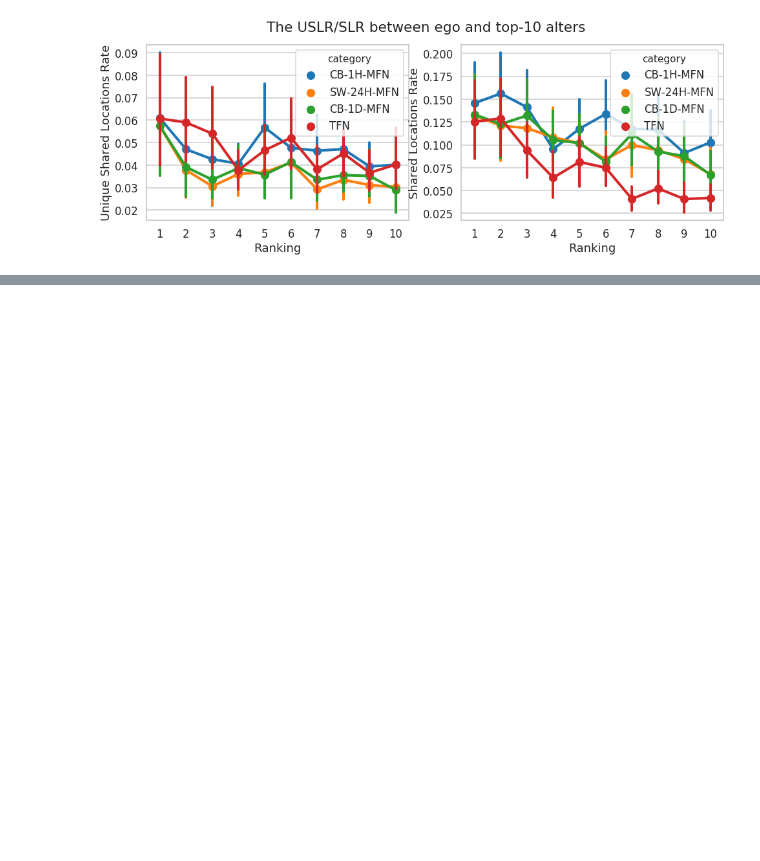
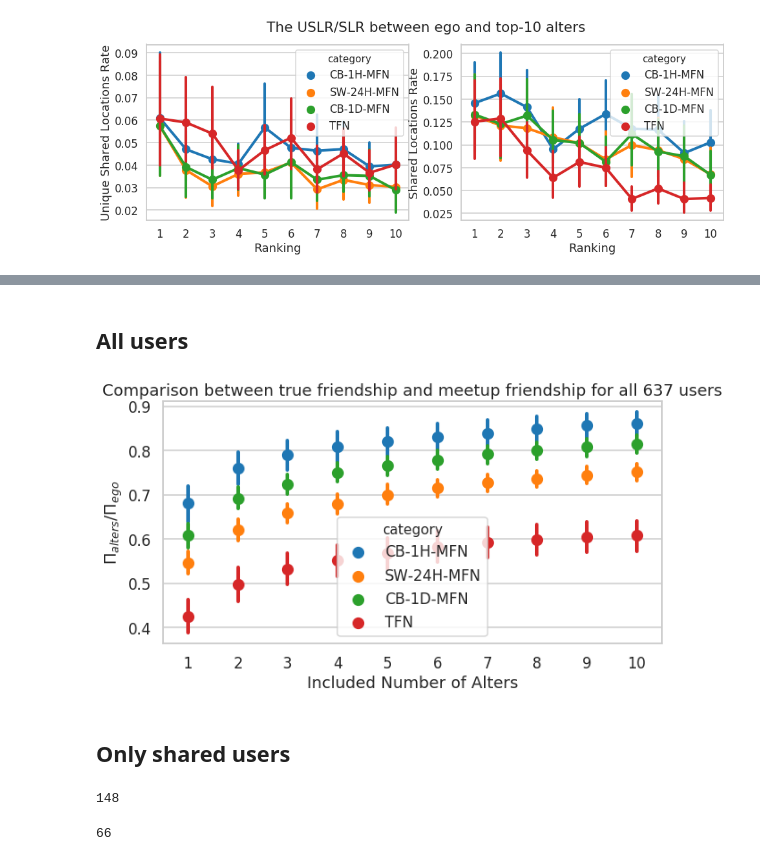
Before and after one commit to Magica-Chen/social-predictability, a Jupyter notebook: Ranking-Based-BK-VS.ipynb, the cells around one changed output, grey strips where cells are left out. Cells and saved outputs as stored; diff of their text form; code cells hidden in the pictures; blank space fills up the shorter version.

```diff
--- a/Ranking-Based-BK-VS.ipynb
+++ b/Ranking-Based-BK-VS.ipynb
@@ -426,0 +456,35 @@ plt.show()
+# %% [markdown]
+## All users
+# %%
+df_H_MFN['category'] = 'CB-1H-MFN'
+df_D_MFN['category'] = 'CB-1D-MFN'
+df_24H_MFN['category'] = 'SW-24H-MFN'
+df_TFN['category'] = 'TFN'
+
+all_networks = pd.concat([df_H_MFN, df_24H_MFN, df_D_MFN, df_TFN])
+all_networks10 = all_networks[all_networks['n_meetupers_x'] >=10]
+# all_networks10.to_csv('final/bk-150/bk_all_network_2_10_MeetupNp.csv', index=False)
+# %%
+vs.cv_compare_plot(all_networks10, threshold=10,
+                   mode='talk', l=10, w=5)
+# %% [output]
+[figure, added]
+# %% [markdown]
+## Only shared users
+# %%
+share_users_total = list(set(df_24H_MFN['userid'].tolist()) &
+                   set(df_H_MFN['userid'].tolist()) &
+                   set(df_D_MFN['userid'].tolist()) &
+                   set(df_TFN['userid'].tolist()))
+len(share_users_total)
+# %% [output]
+148
+# %%
+share_users = list(set(df_24H_MFN[df_24H_MFN['n_meetupers_x'] >=10]['userid'].tolist()) &
+                   set(df_H_MFN[df_H_MFN['n_meetupers_x']>=10]['userid'].tolist()) &
+                   set(df_D_MFN[df_D_MFN['n_meetupers_x']>=10]['userid'].tolist()) &
+                   set(df_TFN[df_TFN['n_meetupers_x']>=10]['userid'].tolist())
+                  )
+len(share_users)
+# %% [output]
+66
```
Also changed, not shown: parts of 20 cells of this notebook, 12 other files.
